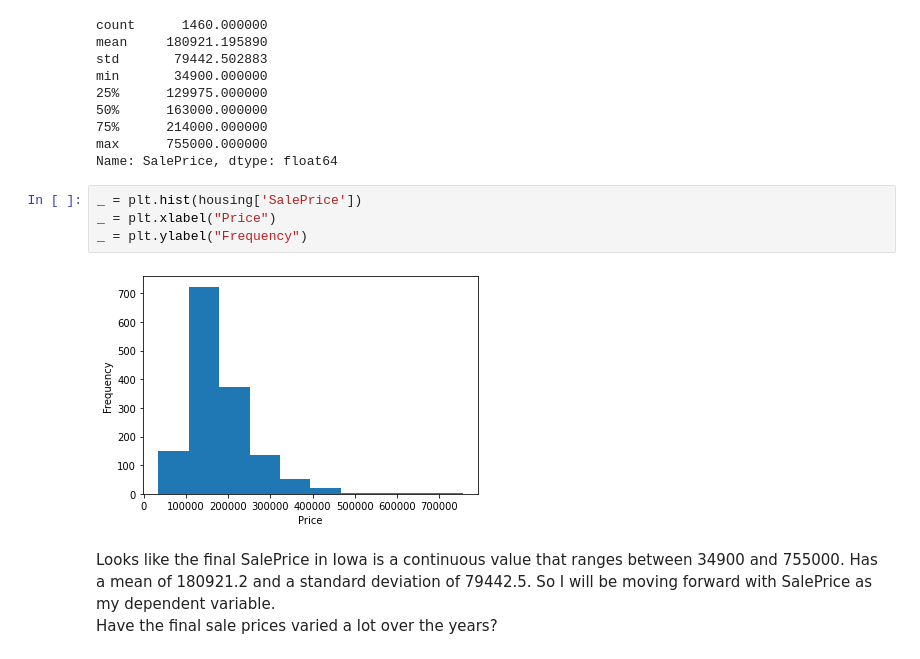
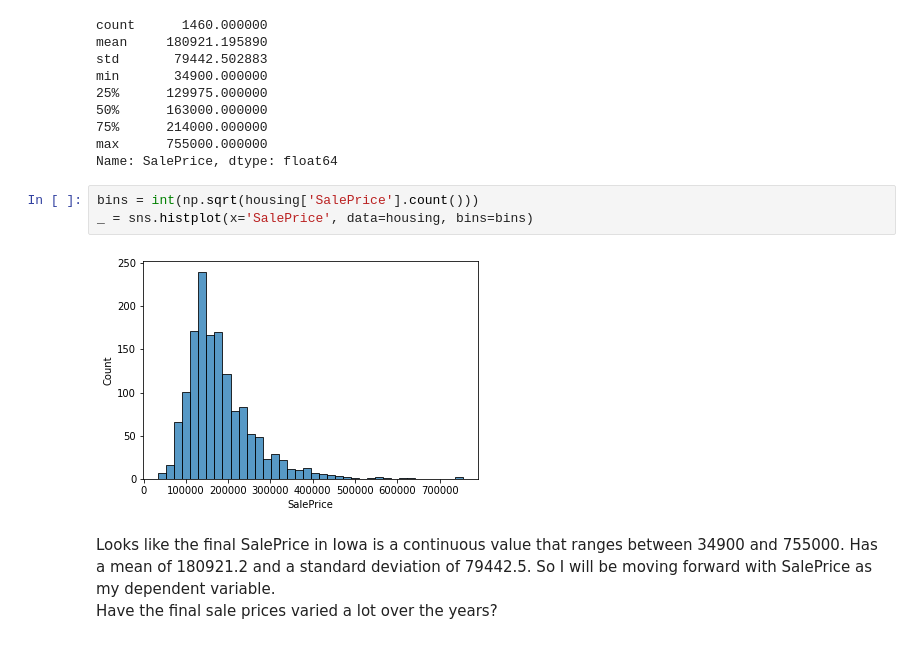
Before and after one commit to lilorent/Springboard, a Jupyter notebook: capstone2-housing/Exploratory Data Analysis.ipynb, the cells around one changed output. Saved outputs shown, nothing was run; the diff lists cells and outputs as text.

```diff
--- a/capstone2-housing/Exploratory Data Analysis.ipynb
+++ b/capstone2-housing/Exploratory Data Analysis.ipynb
@@ -57,12 +59,11 @@ min       34900.000000
 75%      214000.000000
 max      755000.000000
 Name: SalePrice, dtype: float64
-# %%
-_ = plt.hist(housing['SalePrice'])
-_ = plt.xlabel("Price")
-_ = plt.ylabel("Frequency")
-# %% [output]
-[figure, removed]
+# %%
+bins = int(np.sqrt(housing['SalePrice'].count()))
+_ = sns.histplot(x='SalePrice', data=housing, bins=bins)
+# %% [output]
+[figure, added]
 # %% [markdown]
 Looks like the final SalePrice in Iowa is a continuous value that ranges between 34900 and 755000. Has a mean of 180921.2 and a standard deviation of 79442.5. So I will be moving forward with SalePrice as my dependent variable.
 Have the final sale prices varied a lot over the years?
```
Also changed, not shown: parts of 34 cells of this notebook.
